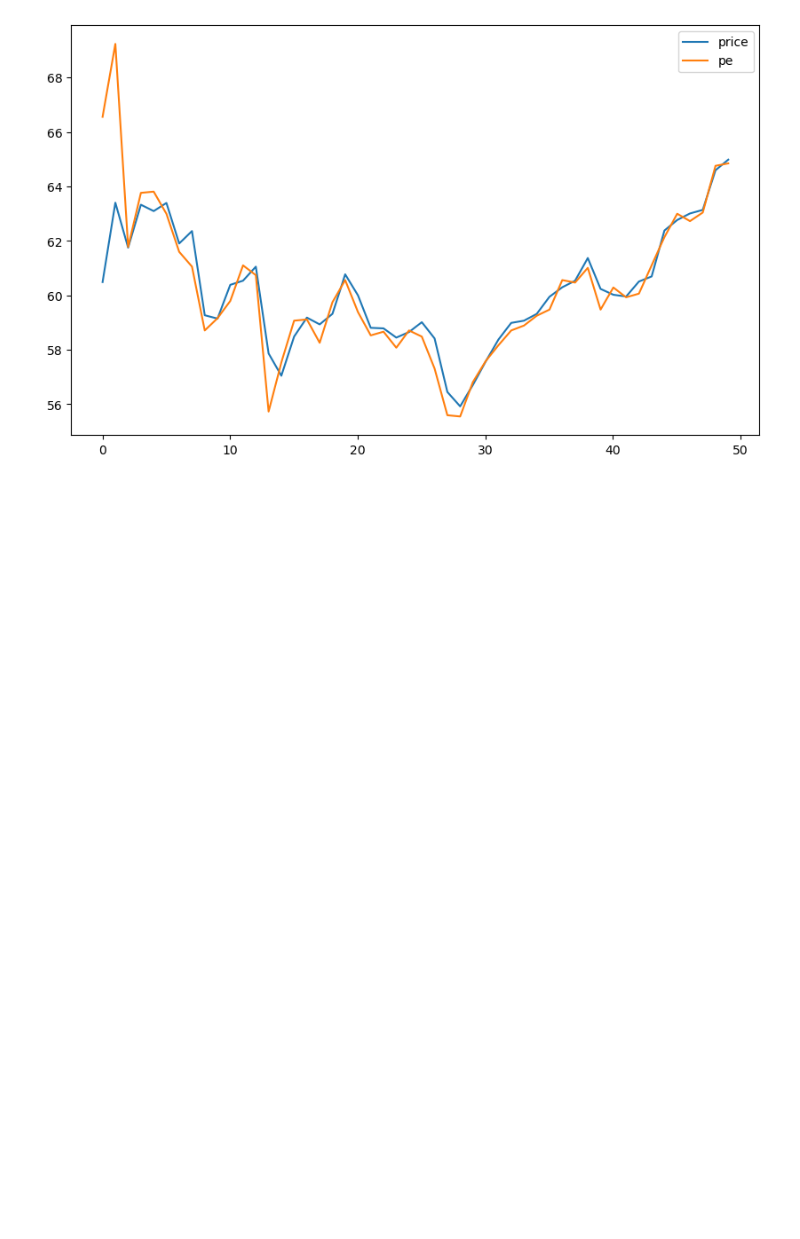
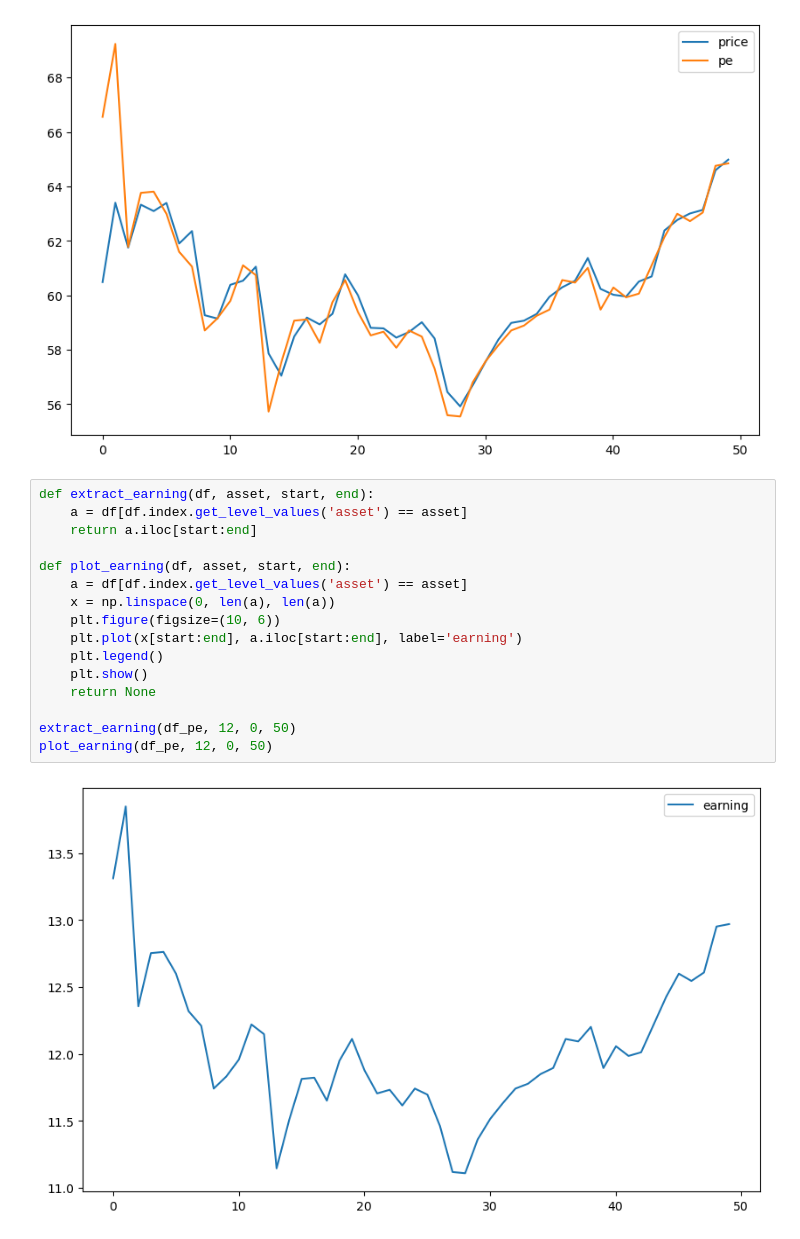
Before and after one commit to owen8877/qids-2023-comp, a Jupyter notebook: playground/all_in_ethereum/earning.ipynb, the cells around one changed output. Drawn from its saved outputs; the diff is of its cells as text; blank space fills up the shorter version.

Commit message:
extracting earning functions

```diff
--- a/playground/all_in_ethereum/earning.ipynb
+++ b/playground/all_in_ethereum/earning.ipynb
@@ -68,3 +68,21 @@ def plot_price_pe(df_price, df_pe, asset, start, end, m1, m2):
 plot_price_pe(df_price, df_pe, 12, 0, 50, 10, 5)
 # %% [output]
 [figure]
+# %%
+def extract_earning(df, asset, start, end):
+    a = df[df.index.get_level_values('asset') == asset]
+    return a.iloc[start:end]
+
+def plot_earning(df, asset, start, end):
+    a = df[df.index.get_level_values('asset') == asset]
+    x = np.linspace(0, len(a), len(a))
+    plt.figure(figsize=(10, 6))
+    plt.plot(x[start:end], a.iloc[start:end], label='earning')
+    plt.legend()
+    plt.show()
+    return None
+
+extract_earning(df_pe, 12, 0, 50)
+plot_earning(df_pe, 12, 0, 50)
+# %% [output]
+[figure, added]
```
